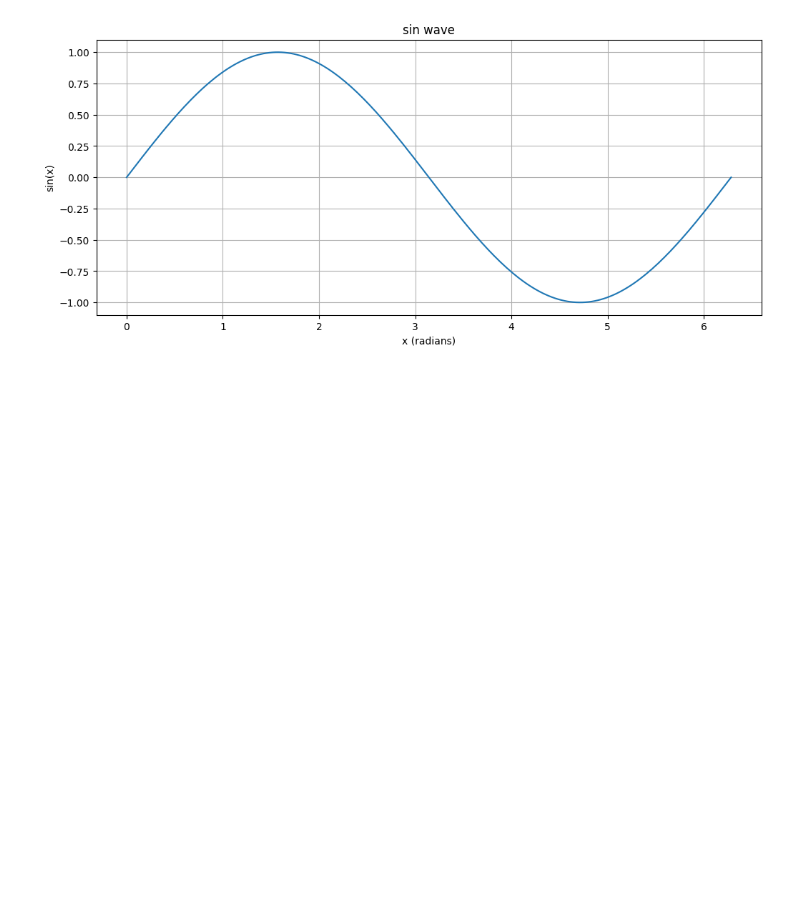
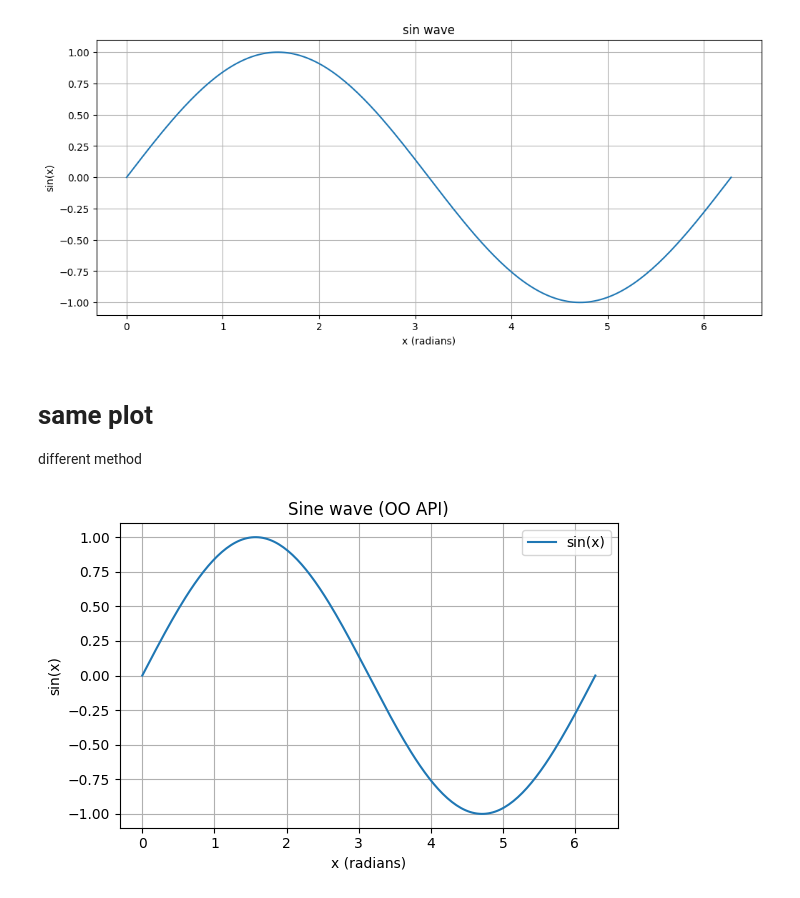
Before and after one commit to shirshadip/data_analytics, a Jupyter notebook: matplotlib/plotting.ipynb, the cells around one changed output. Drawn from its saved outputs; the diff is of its cells as text; code cells hidden in the pictures; blank space fills up the shorter version.

Commit message:
line plot practiced

```diff
--- a/matplotlib/plotting.ipynb
+++ b/matplotlib/plotting.ipynb
@@ -17,3 +17,26 @@ plt.grid(True)
 plt.show()
 # %% [output]
 [figure]
+# %% [markdown]
+# same plot
+different method
+# %%
+import matplotlib.pyplot as plt
+import numpy as np
+
+x = np.linspace(0, 2*np.pi, 200)
+y = np.sin(x)
+
+fig, ax = plt.subplots(figsize=(6,4))  # create Figure and Axes objects
+ax.plot(x, y, label='sin(x)')
+ax.set_title("Sine wave (OO API)")
+ax.set_xlabel("x (radians)")
+ax.set_ylabel("sin(x)")
+ax.legend()
+ax.grid(True)
+
+fig.tight_layout()
+fig.savefig("sine_wave.png", dpi=150)  # export to file
+plt.show()
+# %% [output]
+[figure, added]
```
Also changed, not shown: 2 other files.
